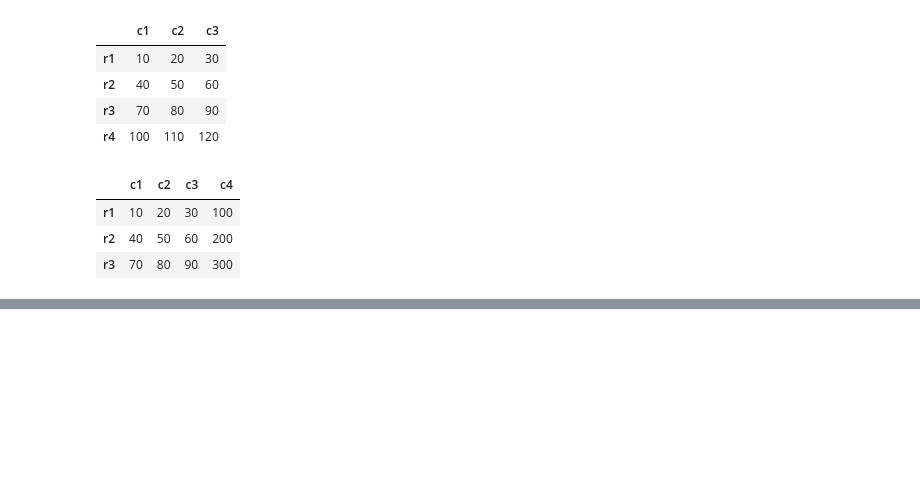
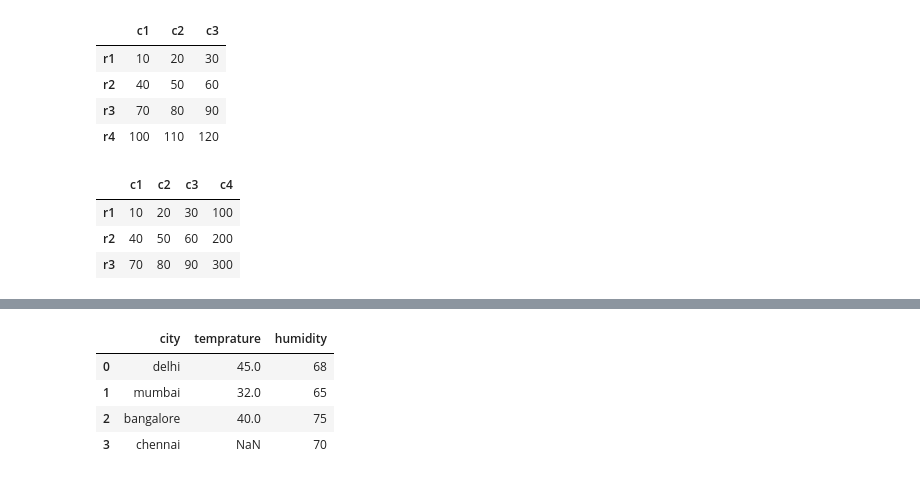
Before and after one commit to SAKSHISAAHU/Data_Analytics, a Jupyter notebook: 2.adv_py/4.2Ddataframes.ipynb, the cells around one changed output, grey strips where cells are left out. Cells and saved outputs as stored; diff of their text form; code cells hidden in the pictures; blank space fills up the shorter version.

```diff
--- a/2.adv_py/4.2Ddataframes.ipynb
+++ b/2.adv_py/4.2Ddataframes.ipynb
@@ -461,0 +572,10 @@ i
+# %%
+# right merge
+d7=pd.merge(d1,d2, on='city', how='right')
+d7  # table will be cretaed based on the d2 datafram as it is in right making 'city' as common column(s) used to match rows between the two DataFrames based on that d1 try to match.
+# %% [output]
+|  | city | temprature | humidity |
+| 0 | delhi | 45.0 | 68 |
+| 1 | mumbai | 32.0 | 65 |
+| 2 | bangalore | 40.0 | 75 |
+| 3 | chennai | NaN | 70 |
```
Also changed, not shown: parts of 11 cells of this notebook.
